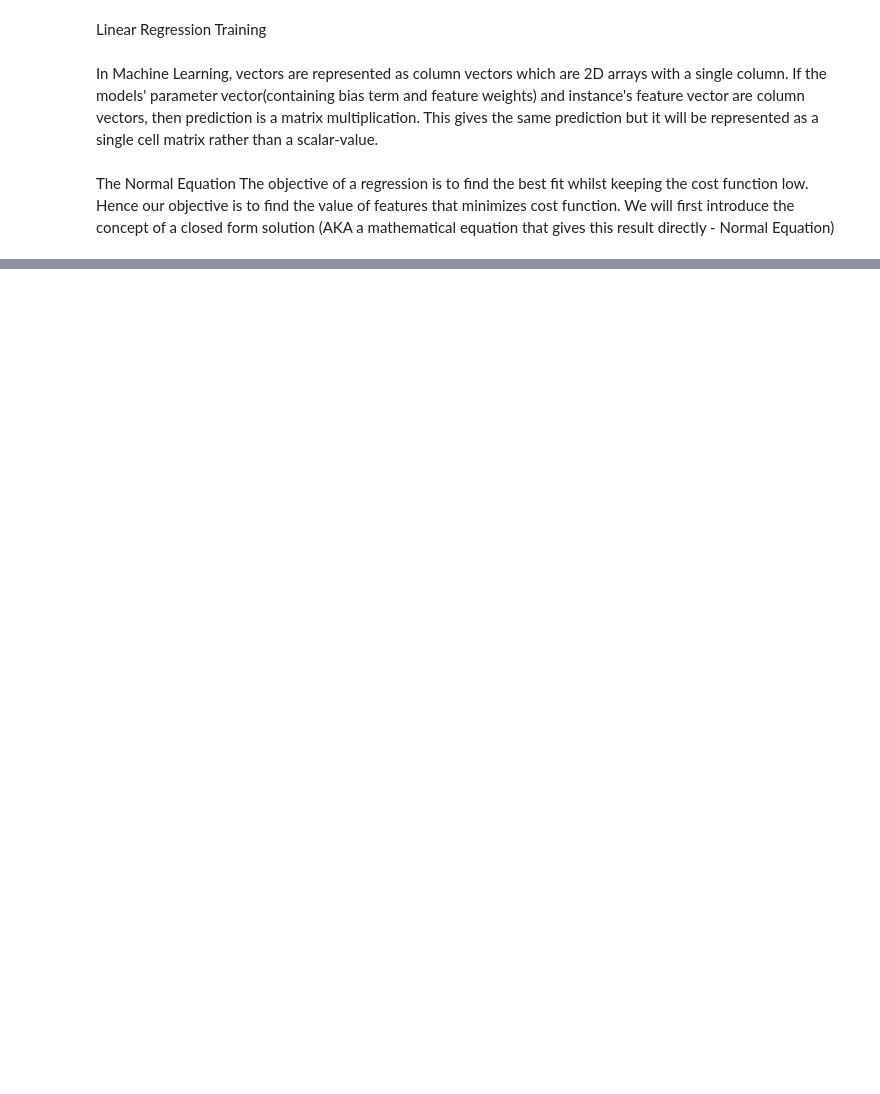
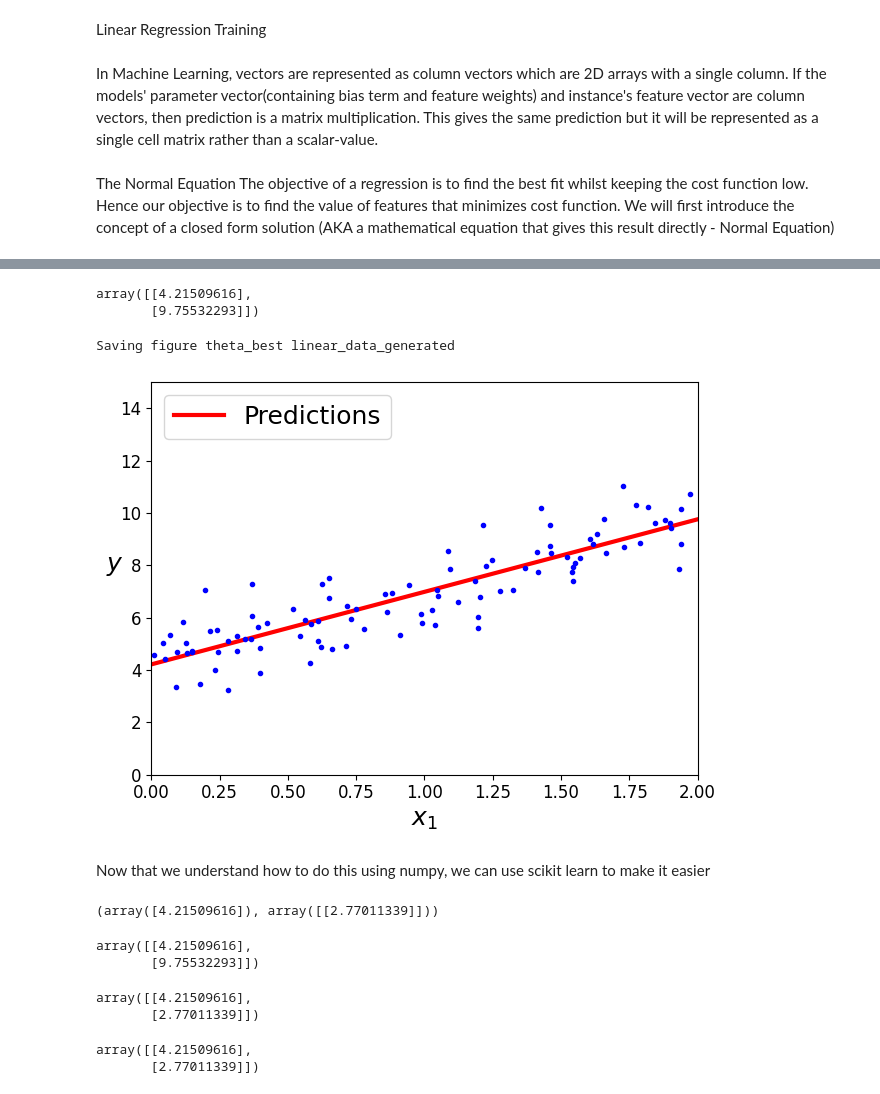
Before and after one commit to ngjunlong9651/Training-Models, a Jupyter notebook: main.ipynb, the cells around one changed output, grey strips where cells are left out. Drawn from its saved outputs; the diff is of its cells as text; code cells hidden in the pictures; blank space fills up the shorter version.

```diff
--- a/main.ipynb
+++ b/main.ipynb
@@ -43,0 +73,51 @@ The objective of a regression is to find the best fit whilst keeping the cost fu
+# %%
+## Making predictions using our theta_best model
+X_new = np.array([[0], [2]])
+X_new_b = np.c_[np.ones((2, 1)), X_new]  # add x0 = 1 to each instance
+y_predict = X_new_b.dot(theta_best)
+y_predict
+# %% [output]
+array([[4.21509616],
+       [9.75532293]])
+# %%
+## Plotting the model's prediction
+plt.plot(X_new, y_predict,"r-", linewidth = 3, label = "Predictions")
+plt.plot(X,y,"b.")
+plt.xlabel("$x_1$", fontsize=18)
+plt.ylabel("$y$", rotation=0, fontsize=18)
+plt.axis([0,2,0,15])
+plt.legend(loc="upper left",fontsize=18)
+save_fig("theta_best linear_data_generated")
+plt.show()
+# %% [output]
+Saving figure theta_best linear_data_generated
+[figure, added]
+# %% [markdown]
+Now that we understand how to do this using numpy, we can use scikit learn to make it easier
+# %%
+from sklearn.linear_model import LinearRegression
+lin_reg = LinearRegression()
+lin_reg.fit(X, y)
+lin_reg.intercept_, lin_reg.coef_
+# %% [output]
+(array([4.21509616]), array([[2.77011339]]))
+# %%
+lin_reg.predict(X_new)
+## This gives us the same results as if we had done it manually
+# %% [output]
+array([[4.21509616],
+       [9.75532293]])
+# %%
+## Using scikit learn also allows us to use the LinearRegression Class and its scipy.linalg.lstsq() function to find the least square values.
+theta_best_svd, residuals, rank, s = np.linalg.lstsq(X_b, y, rcond=1e-6)
+theta_best_svd
+## Again, this gives us the exact same as if we had done it manually, this function computes the pseudoinverse of X (Specifically the moore-penrose inverse.)
+## Alternatively, we could also use the np.linalg.pinv() function to find the pseudoinverse directly
+# %% [output]
+array([[4.21509616],
+       [2.77011339]])
+# %%
+np.linalg.pinv(X_b).dot(y)
+# %% [output]
+array([[4.21509616],
+       [2.77011339]])
```
Also changed, not shown: parts of 6 cells of this notebook.
